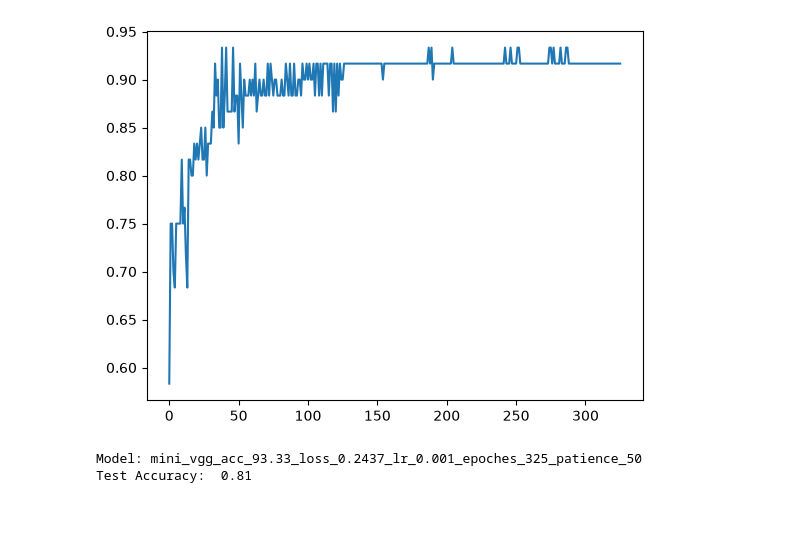
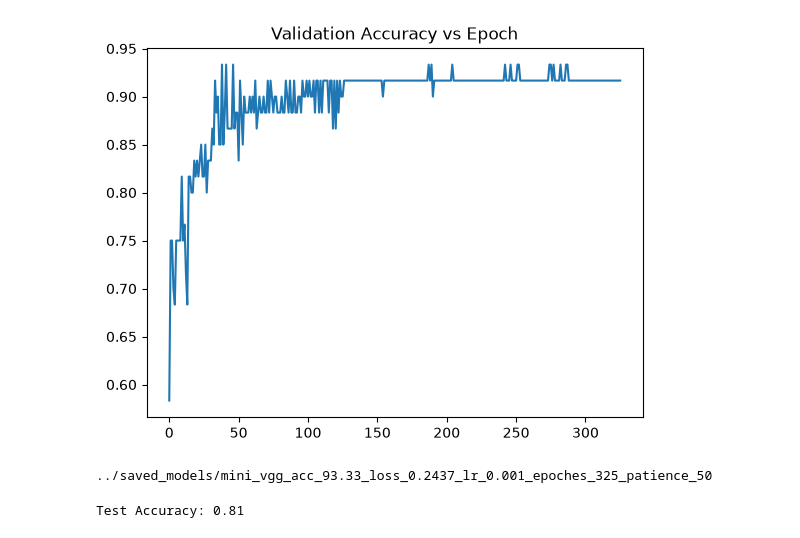
Before and after one commit to terry-so/Chest-X-ray-Classification-via-Custom-CNN, a Jupyter notebook: src/mini_vgg_training_demo.ipynb, the cells around one changed output. Saved outputs shown, nothing was run; the diff lists cells and outputs as text; code cells hidden in the pictures.

```diff
--- a/src/mini_vgg_training_demo.ipynb
+++ b/src/mini_vgg_training_demo.ipynb
@@ -22,17 +22,16 @@ train_loader, val_loader, test_loader = data_load()
 print("\n Example Batch:")
 x, y = next(iter(train_loader))
 imshow(torchvision.utils.make_grid(x))
-print("Label:")
+print("Labels:")
 print(y)
 
 
 lr = 1e-3
 num_epoch = 1000
 patience= 50
-#step_size = 20
 factor = 0.5
 print("\n Start Training:")
-train_loss_list, val_loss_list, val_acc_list = training_loop(train_loader, val_loader, model = CNN(num_classes=2), lr = lr, num_epoch = num_epoch, patience= patience, factor=factor)
+train_dict = training_loop(train_loader, val_loader, model = CNN(num_classes=2), lr = lr, num_epoch = num_epoch, patience= patience, factor=factor)
 # %% [output]
 Seed set to 1
  Example Batch:
@@ -63,7 +97,8 @@ plt.show()
 # %%
-plt.plot(val_acc_list)
+plt.plot(train_dict['val_acc'])
+plt.title('Validation Accuracy vs Epoch')
 plt.show()
 # %% [output]
-[figure, old version]
+[figure, new version]
 # %%
 import numpy as np
@@ -73,6 +108,18 @@ min_loss_acc = val_acc_list[min_loss_idx]
 # %%
-print(f"Model: mini_vgg_acc_{min_loss_acc*100:.2f}_loss_{min_loss:.4f}_lr_{lr}_epoches_{len(val_loss_list)-1}_patience_{patience}")
-inference(f"../saved_models\mini_vgg_acc_{min_loss_acc*100:.2f}_loss_{min_loss:.4f}_lr_{lr}_epoches_{len(val_loss_list)-1}_patience_{patience}",test_loader)
+filename = (
+    f"../saved_models/mini_vgg"
+    f"_acc_{min_loss_acc*100:.2f}"
+    f"_loss_{min_loss:.4f}"
+    f"_lr_{lr}"
+    f"_epoches_{len(train_dict['val_loss']) - 1}"
+    f"_patience_{patience}"
+)
+print(filename)
+test_dict = inference(filename,test_loader)
 # %% [output]
-Model: mini_vgg_acc_93.33_loss_0.2437_lr_0.001_epoches_325_patience_50
-Test Accuracy:  0.81
+../saved_models/mini_vgg_acc_93.33_loss_0.2437_lr_0.001_epoches_325_patience_50
+# %%
+test_acc = test_dict['test_acc']
+print(f"Test Accuracy: {test_acc.item():.2f}")
+# %% [output]
+Test Accuracy: 0.81
```
Also changed, not shown: parts of 7 cells of this notebook, 2 other files.
